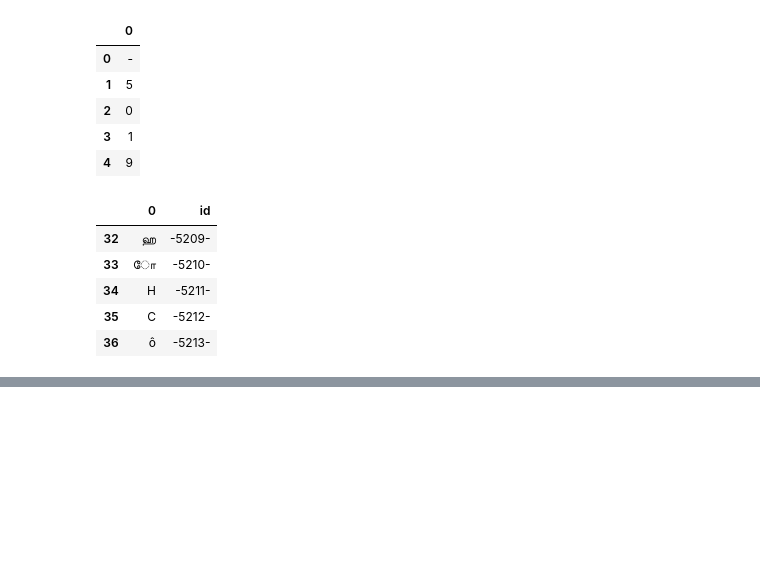
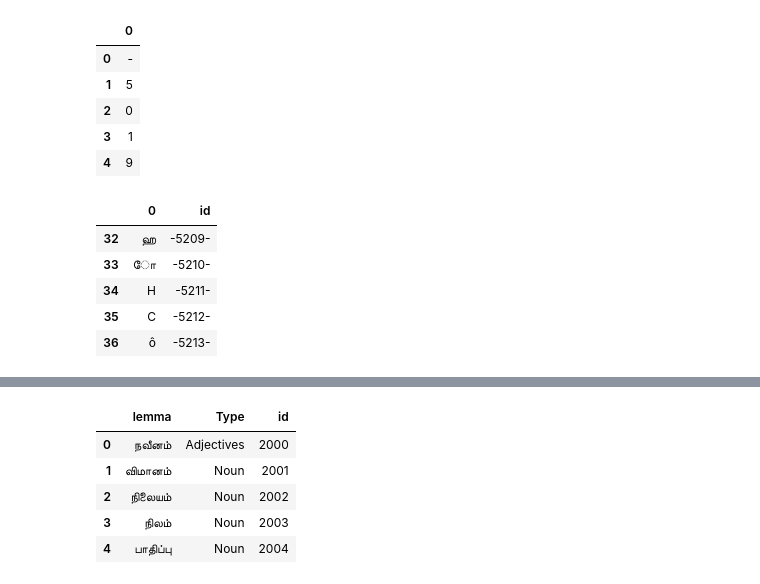
Before and after one commit to Kee2u/Deciphering_the_Indus_Valley_Script, a Jupyter notebook: Preprocessing/Convert_morphemes.ipynb, the cells around one changed output, grey strips where cells are left out. Cells and saved outputs as stored; diff of their text form; code cells hidden in the pictures; blank space fills up the shorter version.

```diff
--- a/Preprocessing/Convert_morphemes.ipynb
+++ b/Preprocessing/Convert_morphemes.ipynb
@@ -516,0 +530,13 @@ for j in range(len(tamildatalemma)):
+# %%
+#Reading lemmas
+lemmas = pd.read_sql_table('lemmas_labelled', con=engine)
+lemmas.drop(columns="index", inplace=True)
+lemmas.reset_index(drop=True, inplace=True)
+lemmas.head()
+# %% [output]
+|  | lemma | Type | id |
+| 0 | நவீனம் | Adjectives | 2000 |
+| 1 | விமானம் | Noun | 2001 |
+| 2 | நிலையம் | Noun | 2002 |
+| 3 | நிலம் | Noun | 2003 |
+| 4 | பாதிப்பு | Noun | 2004 |
```
Also changed, not shown: parts of 3 cells of this notebook.
